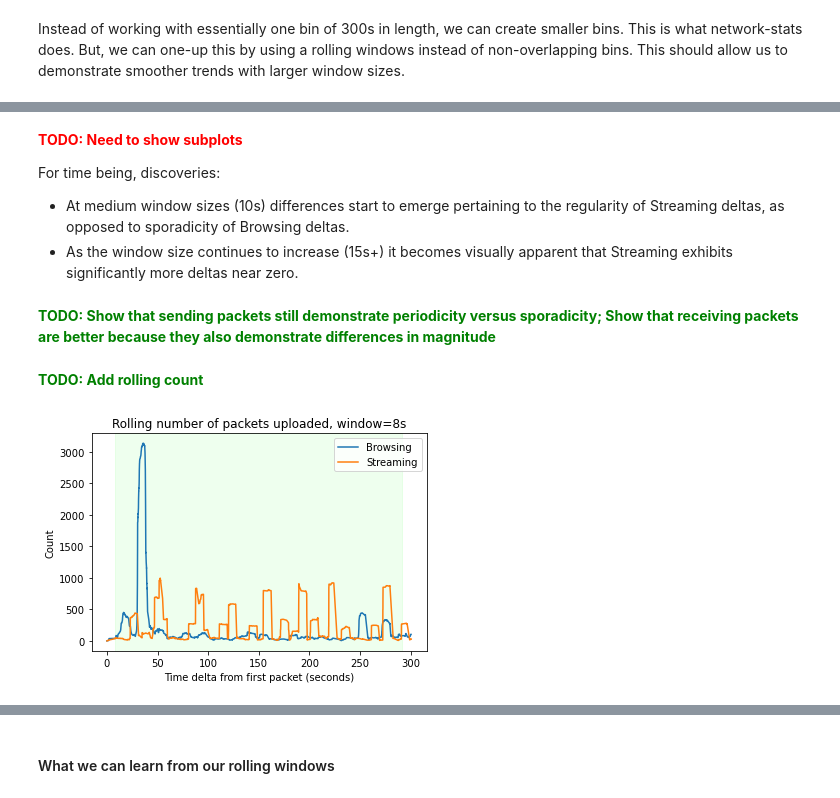
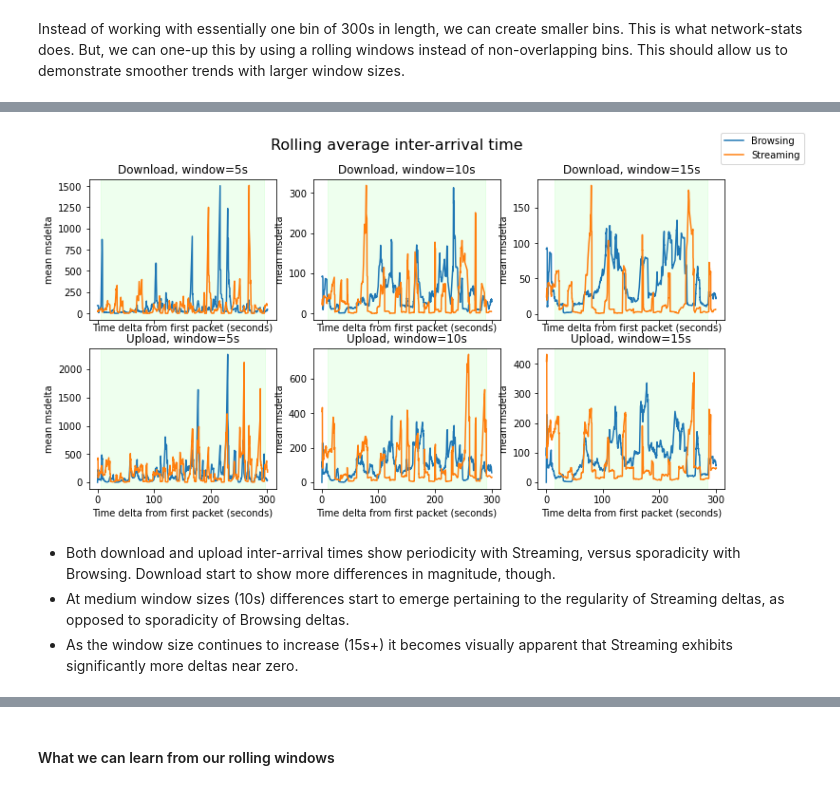
Before and after one commit to parkeraddison/flowpic-replication, a Jupyter notebook: notebooks/3_cleaning-and-features.ipynb, the cells around one changed output, grey strips where cells are left out. Saved outputs shown, nothing was run; the diff lists cells and outputs as text; code cells hidden in the pictures.

```diff
--- a/notebooks/3_cleaning-and-features.ipynb
+++ b/notebooks/3_cleaning-and-features.ipynb
@@ -484,25 +516,22 @@ plt.legend();
+# %%
+fig, axes = plt.subplots(2, 3, figsize=(12, 6), sharex=True, sharey=False)
+
+seconds = [5, 10, 15]
+col = 'msdelta'
+stat = 'mean'
+
+for i, ax in enumerate(axes[0]):
+    compare_rolling(fb, fs, col, seconds[i], stat, [download_pkts],
+                    ax=ax, legend=False, title=f"Download, window={seconds[i]}s")
+for i, ax in enumerate(axes[1]):
+    compare_rolling(fb, fs, col, seconds[i], stat, [upload_pkts],
+                   ax=ax, legend=False, title=f"Upload, window={seconds[i]}s")
+
+fig.legend(['Browsing', 'Streaming'])
+fig.suptitle('Rolling average inter-arrival time', fontsize=16);
+# %% [output]
+[figure, added]
 # %% [markdown]
-**<font color="red">TODO: Need to show subplots</font>**
-
-For time being, discoveries:
+- Both download and upload inter-arrival times show periodicity with Streaming, versus sporadicity with Browsing. Download start to show more differences in magnitude, though.
 - At medium window sizes (10s) differences start to emerge pertaining to the regularity of Streaming deltas, as opposed to sporadicity of Browsing deltas.
 - As the window size continues to increase (15s+) it becomes visually apparent that Streaming exhibits significantly more deltas near zero.
-# %% [markdown]
-**<font color="green">TODO: Show that sending packets still demonstrate periodicity versus sporadicity; Show that receiving packets are better because they also demonstrate differences in magnitude</font>**
-# %% [markdown]
-**<font color="green">TODO: Add rolling count</font>**
-# %%
-seconds = 8
-
-fig, ax = plt.subplots()
-
-plot_rolling(fb, 'psize', 'Browsing', 'count')
-plot_rolling(fs, 'psize', 'Streaming', 'count')
-
-plt.title(f"Rolling number of packets uploaded, window={seconds}s")
-plt.ylabel('Count')
-plt.xlabel('Time delta from first packet (seconds)')
-plt.axvspan(seconds, max(seconds, 300-seconds), color='#0f01')
-plt.legend();
-# %% [output]
-[figure, removed]
```
Also changed, not shown: parts of 8 cells of this notebook.
